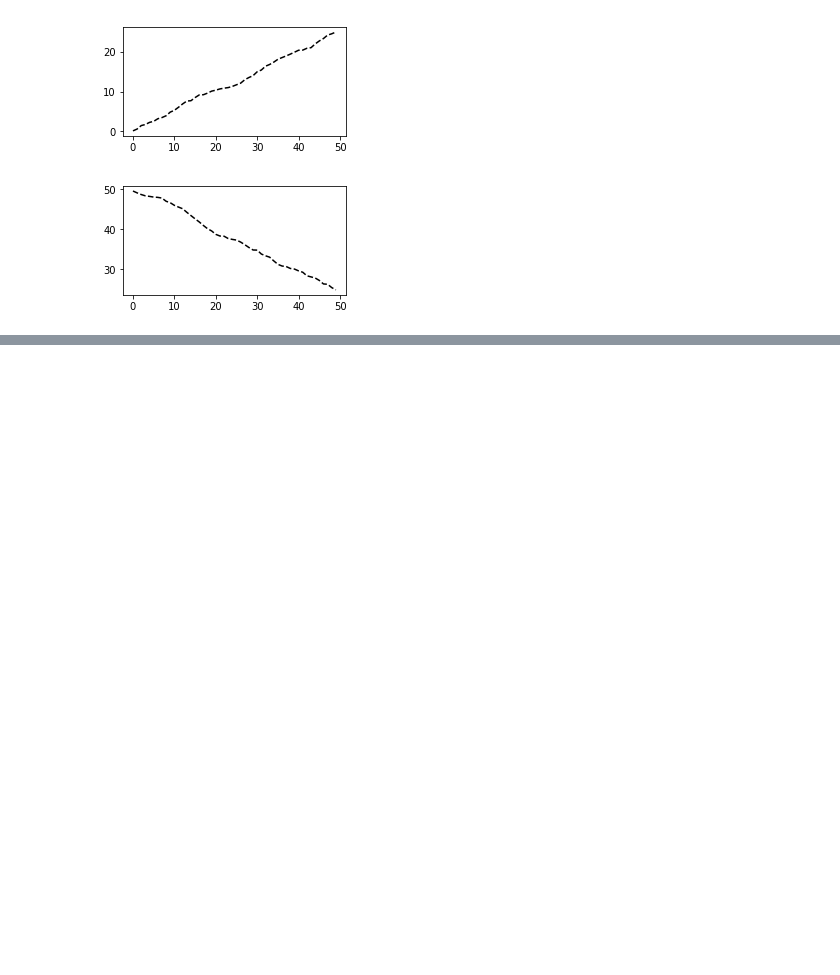
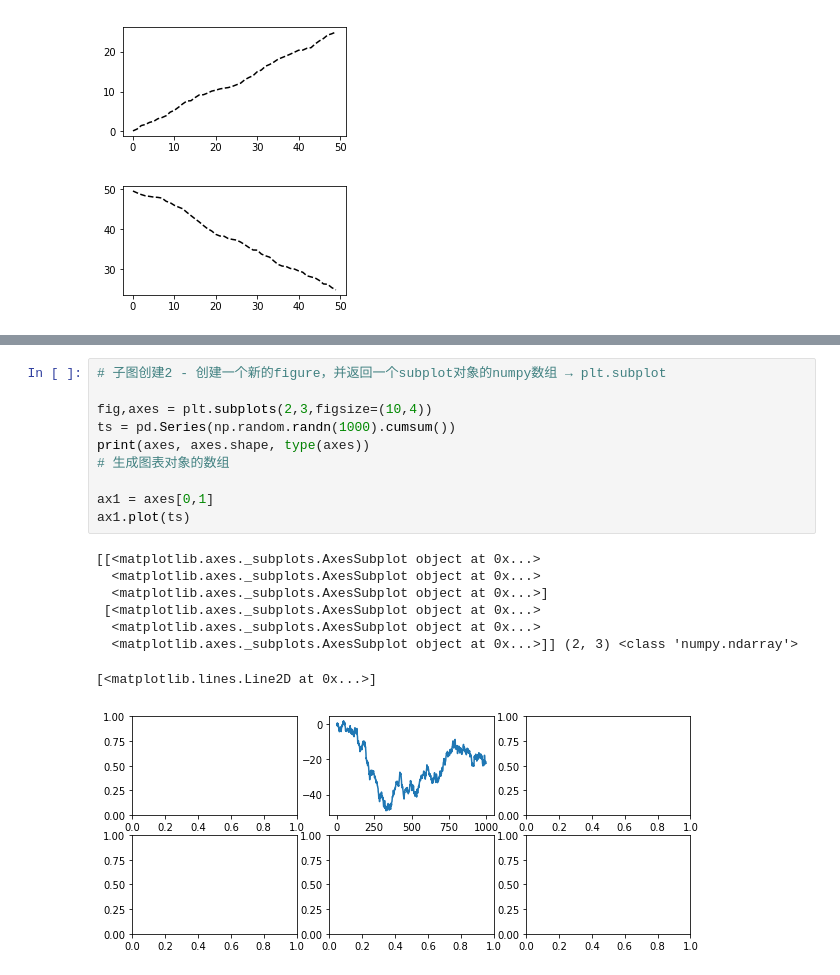
Before and after one commit to Mocha-Pudding/Python-DataAnalysis, a Jupyter notebook: CLASSDATA_Chapter01重点工具：数据解析/CH03图表绘制工具：Matplotlib/【个人笔记2】CH03图表绘制工具：Matplotlib_Part01.ipynb, the cells around one changed output, grey strips where cells are left out. Saved outputs shown, nothing was run; the diff lists cells and outputs as text; blank space fills up the shorter version.

```diff
--- a/CLASSDATA_Chapter01重点工具：数据解析/CH03图表绘制工具：Matplotlib/【个人笔记2】CH03图表绘制工具：Matplotlib_Part01.ipynb
+++ b/CLASSDATA_Chapter01重点工具：数据解析/CH03图表绘制工具：Matplotlib/【个人笔记2】CH03图表绘制工具：Matplotlib_Part01.ipynb
@@ -390,0 +394,19 @@ plt.plot(np.random.randn(50).cumsum(),'b--')
+# %%
+# 子图创建2 - 创建一个新的figure，并返回一个subplot对象的numpy数组 → plt.subplot
+
+fig,axes = plt.subplots(2,3,figsize=(10,4))
+ts = pd.Series(np.random.randn(1000).cumsum())
+print(axes, axes.shape, type(axes))
+# 生成图表对象的数组
+
+ax1 = axes[0,1]
+ax1.plot(ts)
+# %% [output]
+[[<matplotlib.axes._subplots.AxesSubplot object at 0x...>
+  <matplotlib.axes._subplots.AxesSubplot object at 0x...>
+  <matplotlib.axes._subplots.AxesSubplot object at 0x...>]
+ [<matplotlib.axes._subplots.AxesSubplot object at 0x...>
+  <matplotlib.axes._subplots.AxesSubplot object at 0x...>
+  <matplotlib.axes._subplots.AxesSubplot object at 0x...>]] (2, 3) <class 'numpy.ndarray'>
+[<matplotlib.lines.Line2D at 0x...>]
+[figure, added]
```
Also changed, not shown: parts of 3 cells of this notebook.
